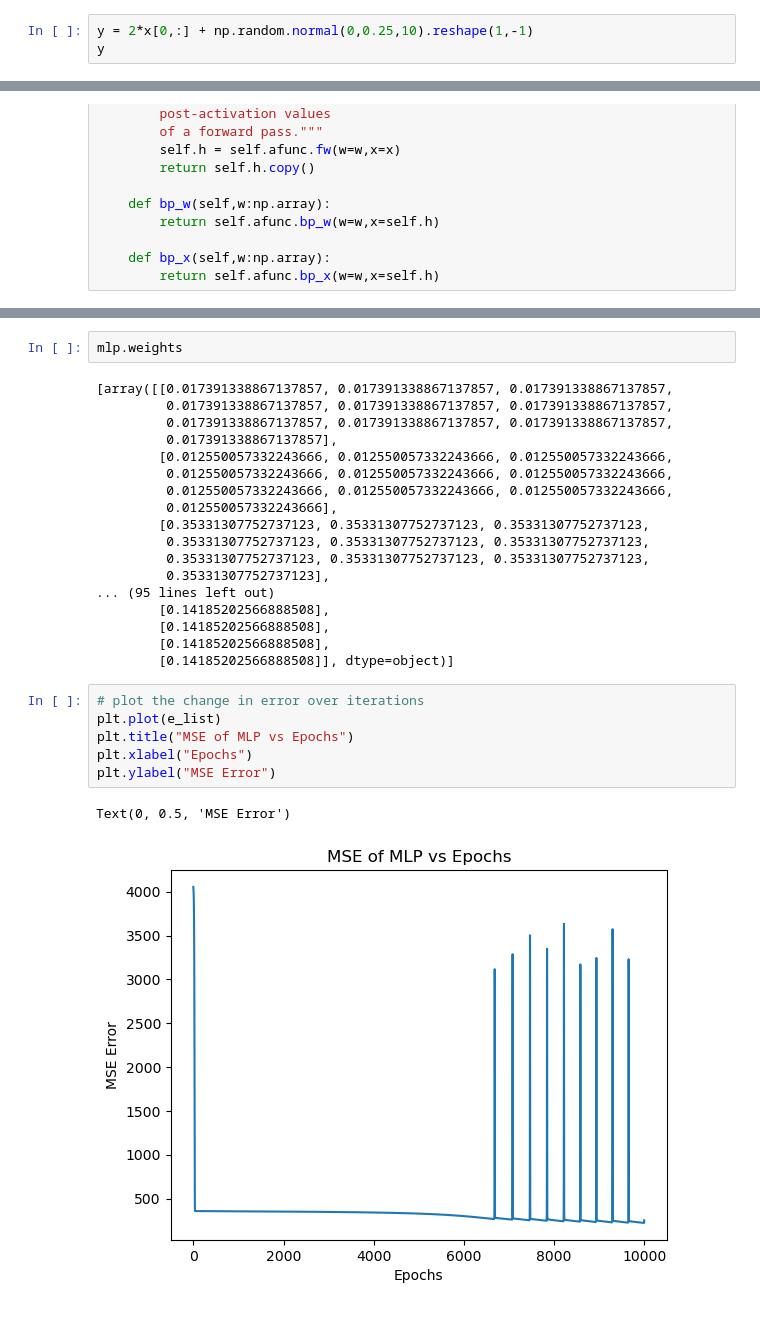
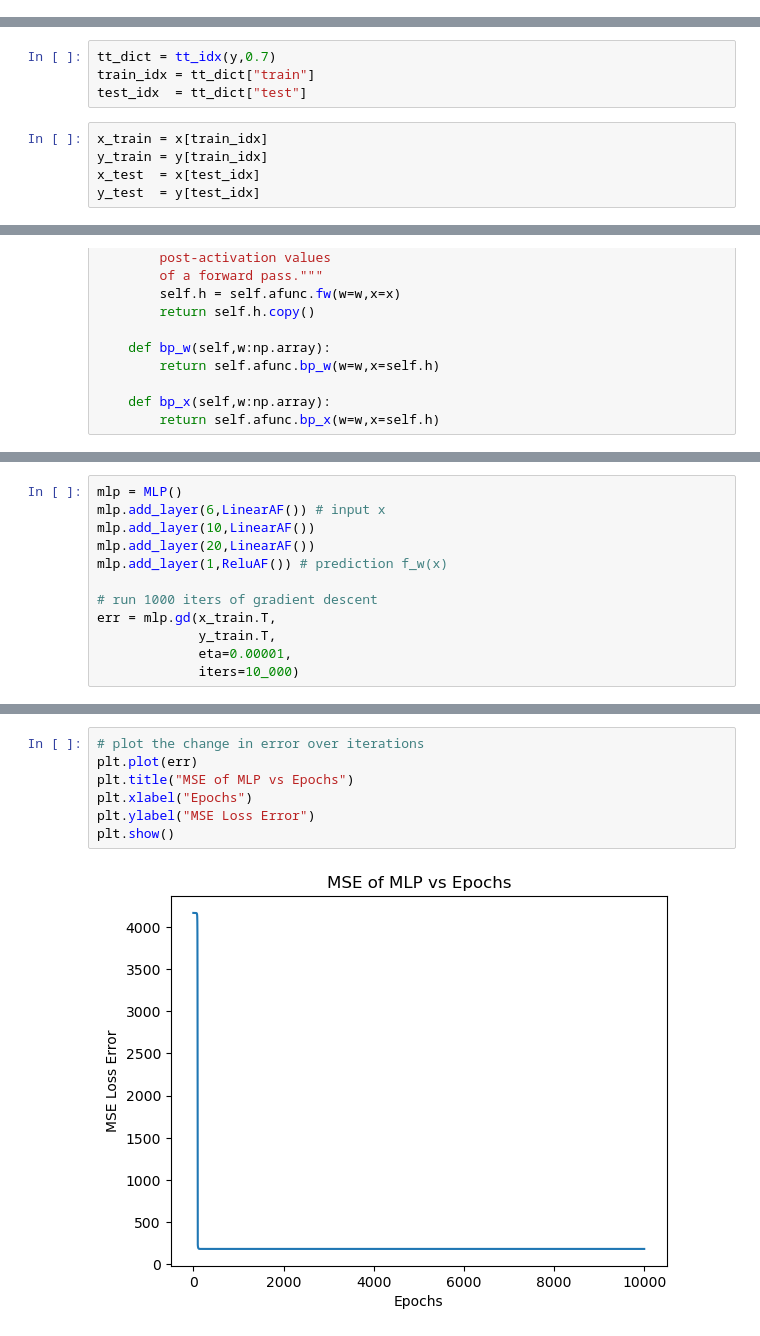
Before and after one commit to justing0909/DS4420_transit_delay_prediction, a Jupyter notebook: DS4420-Project-MLP.ipynb, the cells around one changed output, grey strips where cells are left out. Saved outputs shown, nothing was run; the diff lists cells and outputs as text.

```diff
--- a/DS4420-Project-MLP.ipynb
+++ b/DS4420-Project-MLP.ipynb
@@ -75,3 +53,0 @@ array([[ 1,  2,  3,  4,  5,  6,  7,  8,  9,  0],
-# %%
-y = 2*x[0,:] + np.random.normal(0,0.25,10).reshape(1,-1)
-y
@@ -81,3 +74,12 @@ array([[ 1.73479592,  3.80050051,  6.01862263,  7.87977243,  9.68051088,
+# %%
+tt_dict = tt_idx(y,0.7)
+train_idx = tt_dict["train"]
+test_idx  = tt_dict["test"]
+# %%
+x_train = x[train_idx]
+y_train = y[train_idx]
+x_test  = x[test_idx]
+y_test  = y[test_idx]
 # %% [markdown]
 # define MLP
 # %%
@@ -463,3 +372,15 @@ array([[19.67337392, 29.49631076,  0.        ]])
+# %%
+mlp = MLP()
+mlp.add_layer(6,LinearAF()) # input x
+mlp.add_layer(10,LinearAF())
+mlp.add_layer(20,LinearAF())
+mlp.add_layer(1,ReluAF()) # prediction f_w(x)
+
+# run 1000 iters of gradient descent
+err = mlp.gd(x_train.T,
+             y_train.T,
+             eta=0.00001,
+             iters=10_000)
 # %%
 mlp.weights
 # %% [output]
@@ -492,29 +404,9 @@ e_list = mlp.gd(x.T,y.T,
-# %%
-mlp.weights
-# %% [output]
-[array([[0.017391338867137857, 0.017391338867137857, 0.017391338867137857,
-         0.017391338867137857, 0.017391338867137857, 0.017391338867137857,
-         0.017391338867137857, 0.017391338867137857, 0.017391338867137857,
-         0.017391338867137857],
-        [0.012550057332243666, 0.012550057332243666, 0.012550057332243666,
-         0.012550057332243666, 0.012550057332243666, 0.012550057332243666,
-         0.012550057332243666, 0.012550057332243666, 0.012550057332243666,
-         0.012550057332243666],
-        [0.35331307752737123, 0.35331307752737123, 0.35331307752737123,
-         0.35331307752737123, 0.35331307752737123, 0.35331307752737123,
-         0.35331307752737123, 0.35331307752737123, 0.35331307752737123,
-         0.35331307752737123],
-... (95 lines left out)
-        [0.14185202566888508],
-        [0.14185202566888508],
-        [0.14185202566888508],
-        [0.14185202566888508]], dtype=object)]
 # %%
 # plot the change in error over iterations
-plt.plot(e_list)
+plt.plot(err)
 plt.title("MSE of MLP vs Epochs")
 plt.xlabel("Epochs")
-plt.ylabel("MSE Error")
+plt.ylabel("MSE Loss Error")
+plt.show()
 # %% [output]
-Text(0, 0.5, 'MSE Error')
-[figure, old version]
+[figure, new version]
```
Also changed, not shown: parts of 59 cells of this notebook.
